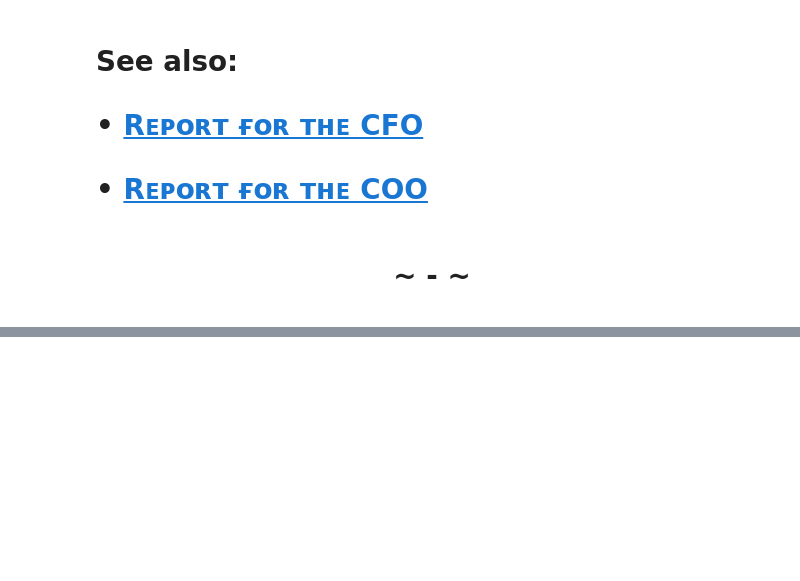
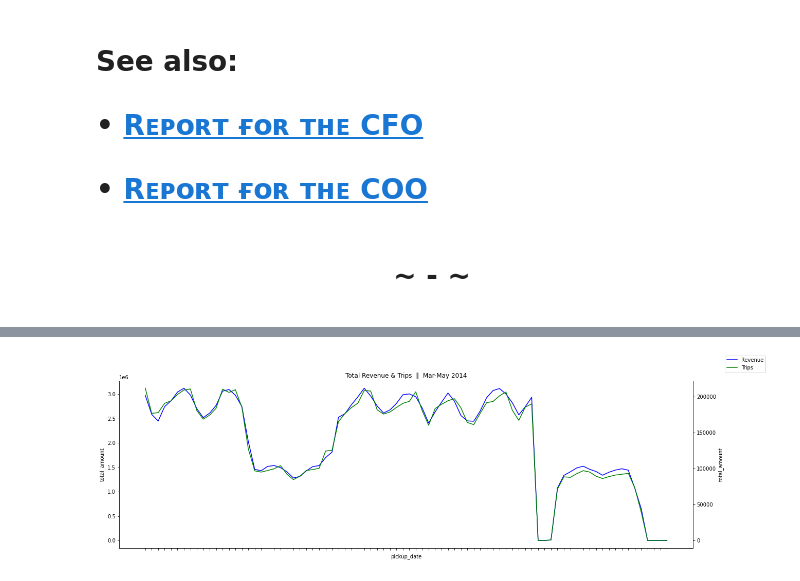
Before and after one commit to isis-santos-costa/99_Challenge, a Jupyter notebook: 99__Report_for_the_CEO.ipynb, the cells around one changed output, grey strips where cells are left out. Saved outputs shown, nothing was run; the diff lists cells and outputs as text; code cells hidden in the pictures; blank space fills up the shorter version.

Commit message:
CWGR + weekly & daily profiles

```diff
--- a/99__Report_for_the_CEO.ipynb
+++ b/99__Report_for_the_CEO.ipynb
@@ -80,0 +188,3 @@ df = pd.read_csv('df_EDA.csv') # reading previously transformed data
+# %%
+daily_revenue = df[['pickup_date', 'total_amount']].groupby(by='pickup_date', dropna=True).sum()
+daily_trips   = df[['pickup_date', 'total_amount']].groupby(by='pickup_date', dropna=True).count()
@@ -80,0 +199,14 @@ df = pd.read_csv('df_EDA.csv') # reading previously transformed data
+# %%
+plt.figure(figsize=(20,6))
+plt.title('Total Revenue & Trips  ‖  Mar-May 2014')
+ax = sns.lineplot(data=daily_revenue['total_amount'], legend=False, color='b')
+ax2 = plt.twinx()
+sns.lineplot(data=daily_trips['total_amount'], ax=ax2, legend=False, color='g')
+ax.figure.legend(['Revenue', 'Trips'])
+
+xlabels = ''
+ax.set_xticklabels(xlabels)
+
+plt.show()
+# %% [output]
+[figure, added]
```
Also changed, not shown: parts of 48 cells of this notebook.
